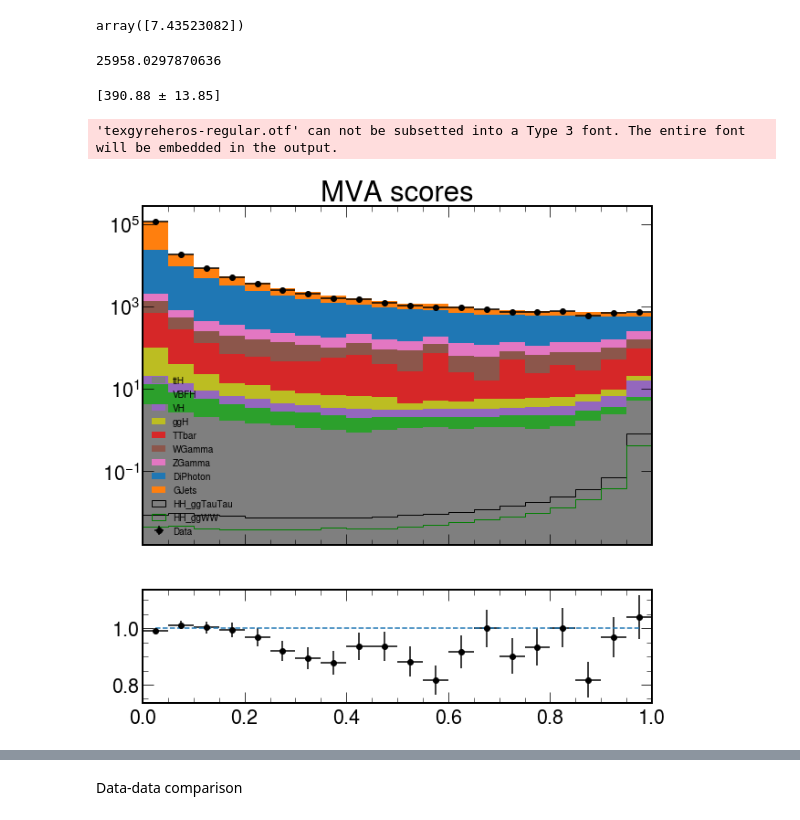
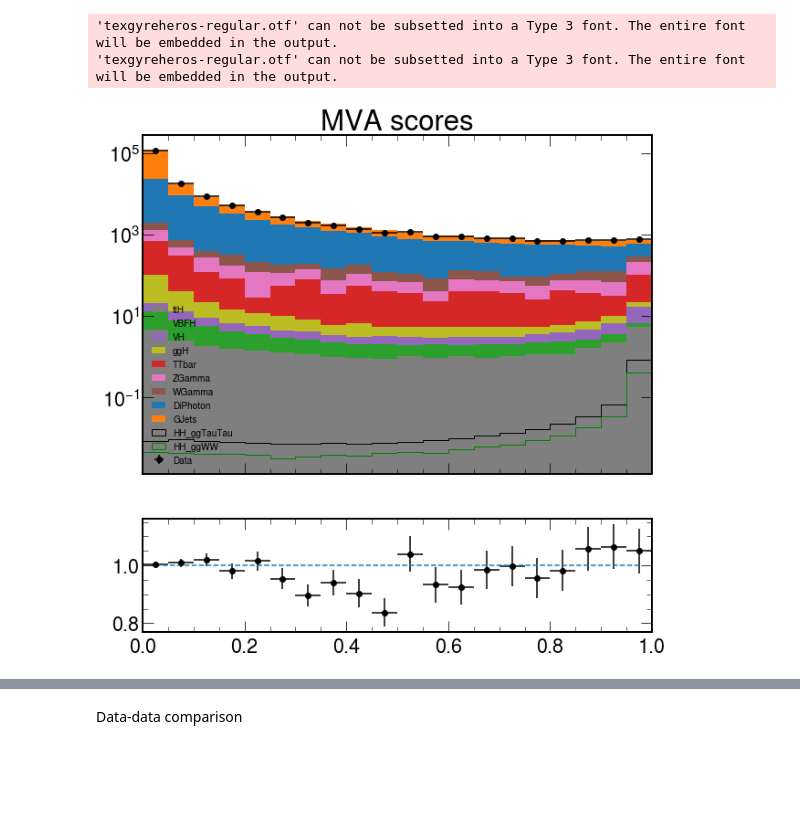
Before and after one commit to bsathian/prototype_looper, a Jupyter notebook: notebooks/Plot new stuff.ipynb, the cells around one changed output, grey strips where cells are left out. Saved outputs shown, nothing was run; the diff lists cells and outputs as text; code cells hidden in the pictures; blank space fills up the shorter version.

```diff
--- a/notebooks/Plot new stuff.ipynb
+++ b/notebooks/Plot new stuff.ipynb
@@ -216,61 +74,12 @@ Hist1D(gjets_df.loc[(gjets_df["Category"] == 3), "mgg"], bins=1, weights=gjets_d
-# %%
-Hist1D(gjets_df.loc[(gjets_df["Category"] == 3), "mgg"], bins=1, weights=gjets_df.loc[(gjets_df["Category"] == 3), "weight"]).errors
-# %% [output]
-array([7.43523082])
-# %%
-Hist1D(master_df.loc[(master_df["process_id"] == 8), "mgg"], weights=master_df.loc[(master_df["process_id"] == 8), "weight"], bins=1).integral
-# %% [output]
-25958.0297870636
-# %%
-mgg_binning = "1,100,180" # ROOT convention
-
-mgg_hists = {}
-selection = (master_df["Category"] == 4) | (master_df["Category"] == 5) | (master_df["Category"] == 6)
-gjets_selection = (gjets_df["Category"] == 4) | (gjets_df["Category"] == 5) | (gjets_df["Category"] == 6)
-for process, process_id in process_ids.items():
-    if is_resonant[process] and "HH_gg" not in process:
-        continue
-    if process == "GJets":
-        toFill = gjets_df.loc[gjets_selection, "mgg"]
-        weight = gjets_df.loc[gjets_selection, "weight"]
-    else:
-        toFill = master_df.loc[selection & (master_df["process_id"] == process_id), "mgg"] # select by process, then select the quantity
-        weight = master_df.loc[selection & (master_df["process_id"] == process_id), "weight"]
-    if process in colors:
-        mgg_hists[process] = Hist1D(toFill.values, bins=mgg_binning, label=process, weights=weight, color=colors[process])
-    else:
-        mgg_hists[process] = Hist1D(toFill.values, bins=mgg_binning, label=process, weights=weight)
-
-# plots
-# stack non-signals
-mgg_hists["TTbar"] += mgg_hists["TTGamma"] + mgg_hists["TTGG"]
-
-hist_stack = [hist for process, hist in mgg_hists.items() if "HH_gg" not in process and process != "Data" and "TTG" not in process]
-hist_stack = sorted(hist_stack, key=lambda x: x.integral)
-# fig, (ax1, ax2) = plt.subplots(2, sharex=True, gridspec_kw=dict(height_ratios=[3, 1]))
-
-mgg_hists["HH_ggWW"] = mgg_hists["HH_ggWW_dileptonic"] + mgg_hists["HH_ggWW_semileptonic"]
-mgg_hists["HH_ggTauTau"].plot(ax=ax1, color=colors["HH_ggTauTau"], histtype="step")
-mgg_hists["HH_ggWW"].plot(ax=ax1, histtype="step", color=colors["HH_ggWW"], label="HH_ggWW")
-
-total_background = hist_stack[0].copy()
-for hist in hist_stack[1:]:
-        total_background = total_background + hist
-ratio_hist = mgg_hists["Data"].copy()
-ratio_hist = ratio_hist /  total_background
-# %%
-nonPhoton_backgrounds
-# %% [output]
-[390.88 ± 13.85]
 # %%
-t = uproot.open("../BDT/20220112_data_driven_zipped.root")["t"]
+t = uproot.open("../BDT/20220131_data_driven_diPhoton_scaled_with_mllGamma_cut.root")["t"]
 data_df = t.arrays(library="pd")
 # %%
 mgg_binning = "20,0,1" # ROOT convention
 
 data_mva_hists = {}
 for process, process_id in process_ids.items():
-    toFill = data_df.loc[data_df["process_id"] == process_id, "bdt_data_driven"] # select by process, then select the quantity
+    toFill = data_df.loc[data_df["process_id"] == process_id, "mva_score"] # select by process, then select the quantity
     weight = data_df.loc[data_df["process_id"] == process_id, "weight"]
     if process in colors:
         data_mva_hists[process] = Hist1D(toFill.values, bins=mgg_binning, label=process, weights=weight, color=colors[process])
@@ -281,31 +90,32 @@ for process, process_id in process_ids.items():
 # stack non-signals
 data_mva_hists["TTbar"] += data_mva_hists["TTGamma"] + data_mva_hists["TTGG"]
 
 hist_stack = [hist for process, hist in data_mva_hists.items() if "HH_gg" not in process and process != "Data" and "TTG" not in process]
 hist_stack = sorted(hist_stack, key=lambda x: x.integral)
 fig, (ax1, ax2) = plt.subplots(2, sharex=True, gridspec_kw=dict(height_ratios=[3, 1]))
 
 plot_stack(hist_stack, ax=ax1, histtype="stepfilled")
 data_mva_hists["Data"].plot(ax=ax1, show_errors=True, color="k")
 
 
 data_mva_hists["HH_ggWW"] = data_mva_hists["HH_ggWW_dileptonic"] + data_mva_hists["HH_ggWW_semileptonic"]
 data_mva_hists["HH_ggTauTau"].plot(ax=ax1, color=colors["HH_ggTauTau"], histtype="step")
 data_mva_hists["HH_ggWW"].plot(ax=ax1, histtype="step", color=colors["HH_ggWW"], label="HH_ggWW")
 #plt.title("Di-Photon Mass Non-resonant backgrounds Category 3")
 ax1.set_yscale("log")
 ax1.legend(fontsize=10)
 
 total_background = hist_stack[0].copy()
 for hist in hist_stack[1:]:
         total_background = total_background + hist
 ratio_hist = data_mva_hists["Data"].copy()
 ratio_hist = (ratio_hist / total_background)
 ratio_hist.plot(ax=ax2, show_errors=True, legend=False)
 plt.sca(ax2)
 plt.plot(ratio_hist.bin_centers, np.ones_like(ratio_hist.bin_centers), "--")
 ax1.set_title("MVA scores")
 plt.savefig("data_driven_mva_scores.pdf")
 # %% [output]
 'texgyreheros-regular.otf' can not be subsetted into a Type 3 font. The entire font will be embedded in the output.
+'texgyreheros-regular.otf' can not be subsetted into a Type 3 font. The entire font will be embedded in the output.
-[figure, old version]
+[figure, new version]
```
Also changed, not shown: parts of 17 cells of this notebook, 1 other file.
